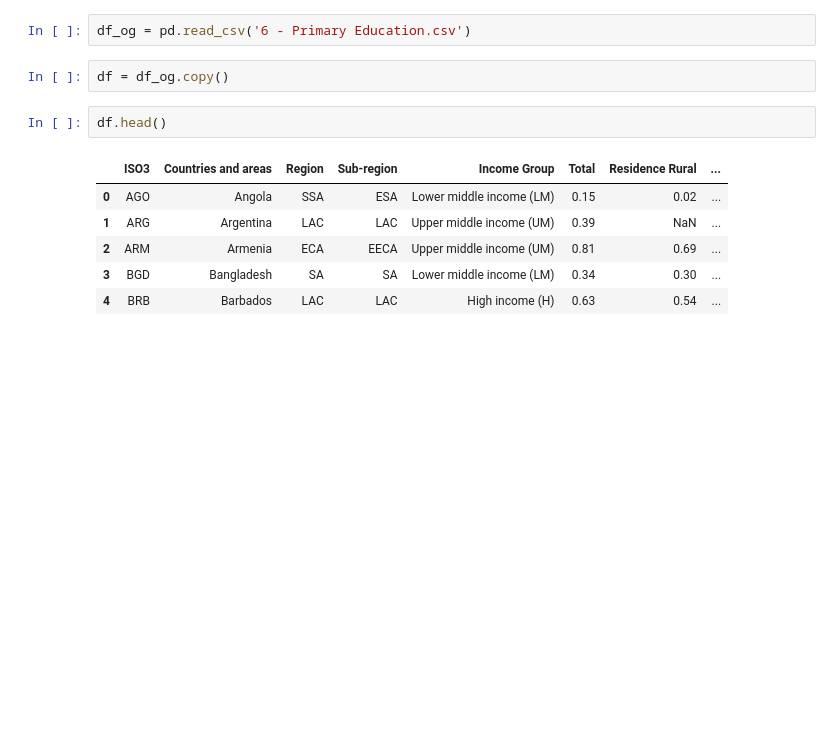
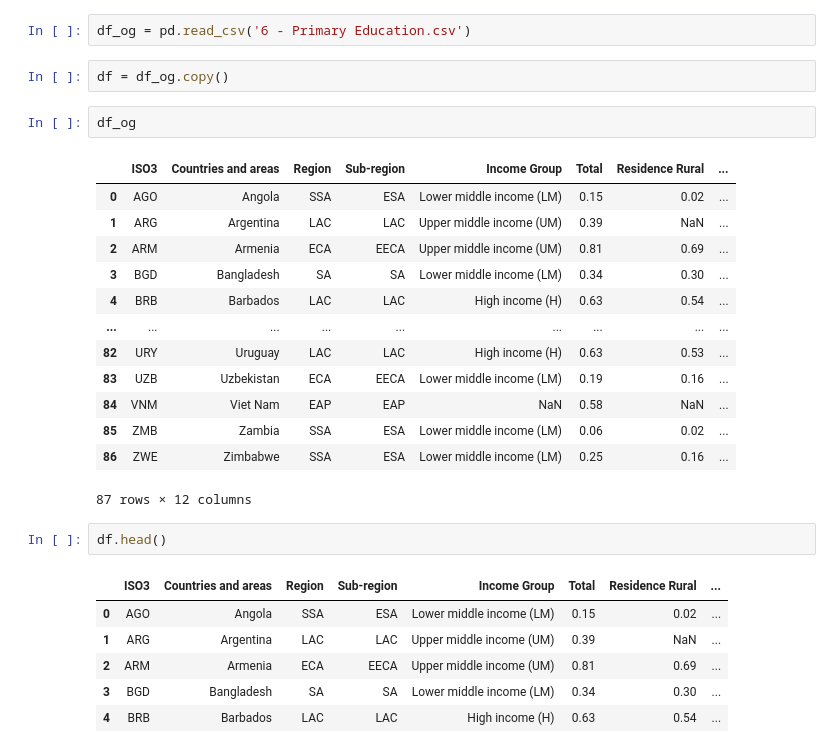
Before and after one commit to axele-mahalin/data_cleaning_project, a Jupyter notebook: project03-datacleaning.ipynb, the cells around one changed output. Saved outputs shown, nothing was run; the diff lists cells and outputs as text; blank space fills up the shorter version.

```diff
--- a/project03-datacleaning.ipynb
+++ b/project03-datacleaning.ipynb
@@ -8,6 +8,22 @@ import re
 df_og = pd.read_csv('6 - Primary Education.csv')
 # %%
 df = df_og.copy()
+# %%
+df_og
+# %% [output]
+|  | ISO3 | Countries and areas | Region | Sub-region | Income Group | Total | Residence Rural | ... |
+| 0 | AGO | Angola | SSA | ESA | Lower middle income (LM) | 0.15 | 0.02 | ... |
+| 1 | ARG | Argentina | LAC | LAC | Upper middle income (UM) | 0.39 | NaN | ... |
+| 2 | ARM | Armenia | ECA | EECA | Upper middle income (UM) | 0.81 | 0.69 | ... |
+| 3 | BGD | Bangladesh | SA | SA | Lower middle income (LM) | 0.34 | 0.30 | ... |
+| 4 | BRB | Barbados | LAC | LAC | High income (H) | 0.63 | 0.54 | ... |
+| ... | ... | ... | ... | ... | ... | ... | ... | ... |
+| 82 | URY | Uruguay | LAC | LAC | High income (H) | 0.63 | 0.53 | ... |
+| 83 | UZB | Uzbekistan | ECA | EECA | Lower middle income (LM) | 0.19 | 0.16 | ... |
+| 84 | VNM | Viet Nam | EAP | EAP | NaN | 0.58 | NaN | ... |
+| 85 | ZMB | Zambia | SSA | ESA | Lower middle income (LM) | 0.06 | 0.02 | ... |
+| 86 | ZWE | Zimbabwe | SSA | ESA | Lower middle income (LM) | 0.25 | 0.16 | ... |
+87 rows × 12 columns
 # %%
 df.head()
 # %% [output]
```
Also changed, not shown: parts of 3 cells of this notebook, 2 other files.
